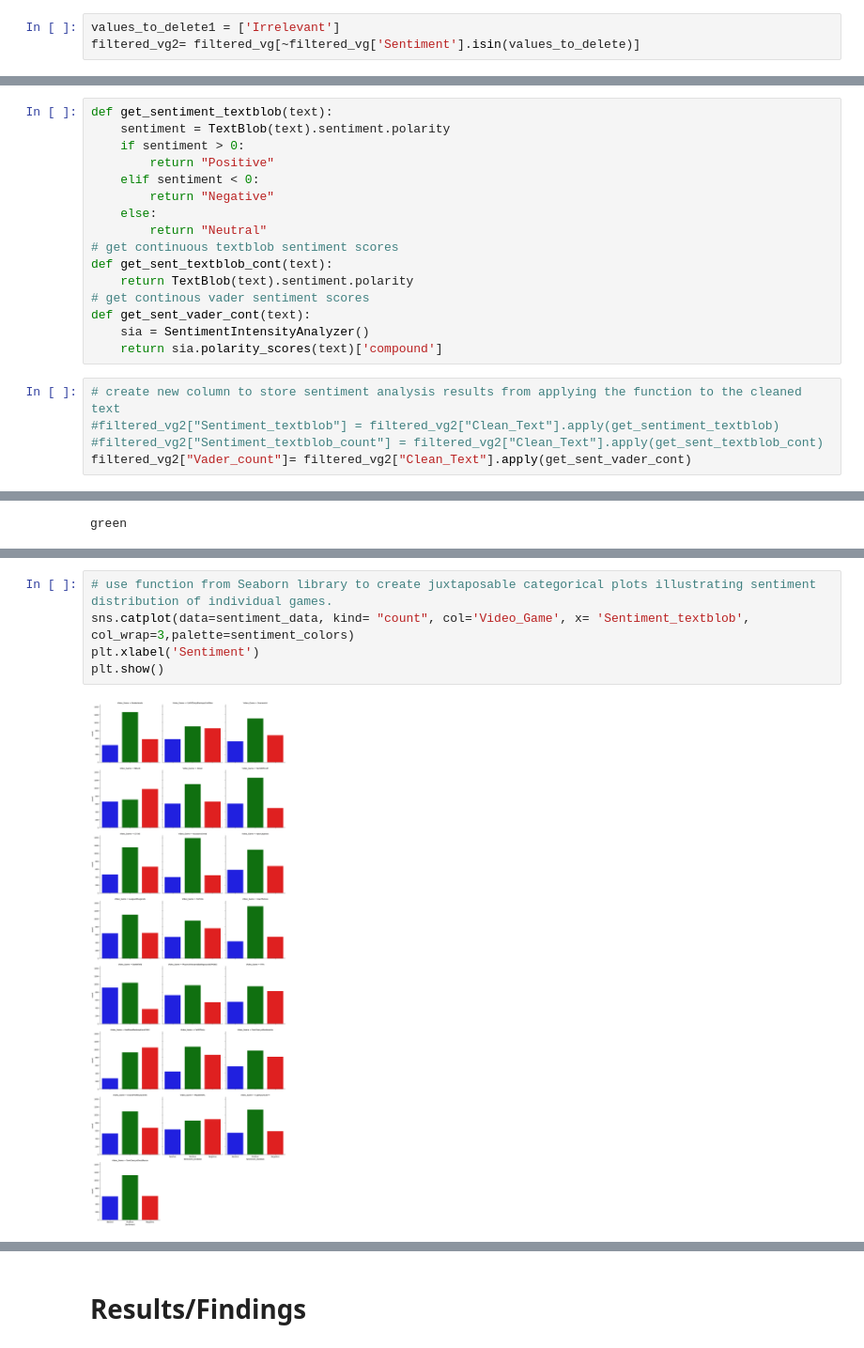
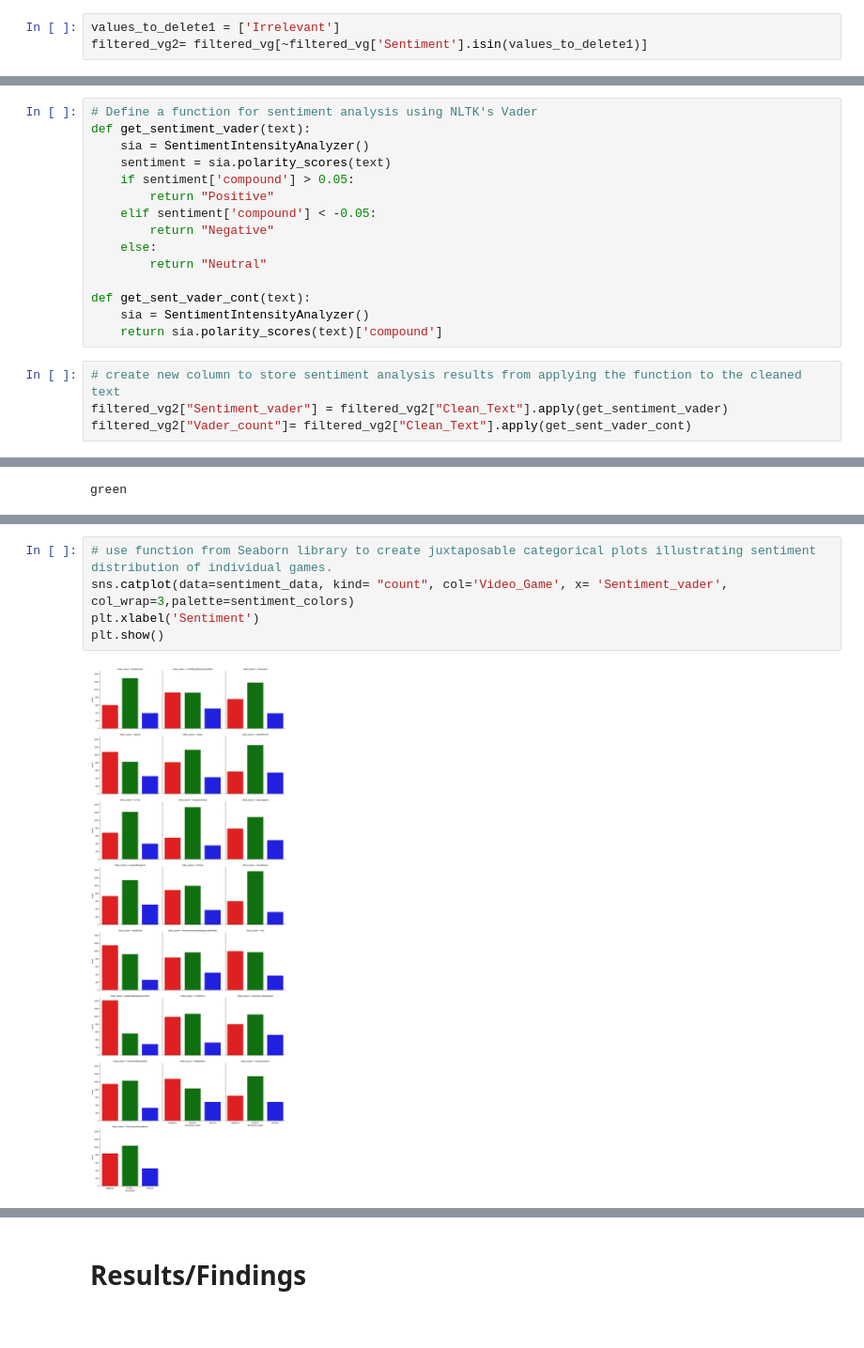
Before and after one commit to ReproTeach/final-project-givkj-squad, a Jupyter notebook: final_project.ipynb, the cells around one changed output, grey strips where cells are left out. Shown at 94% size. Saved outputs shown, nothing was run; the diff lists cells and outputs as text.

```diff
--- a/final_project.ipynb
+++ b/final_project.ipynb
@@ -125,7 +125,7 @@ values_to_delete = ['Nvidia', 'johnson&johnson','Facebook', 'HomeDepot', 'Verizo
 filtered_vg = vg[~vg['Video_Game'].isin(values_to_delete)]
 # %%
 values_to_delete1 = ['Irrelevant']
-filtered_vg2= filtered_vg[~filtered_vg['Sentiment'].isin(values_to_delete)]
+filtered_vg2= filtered_vg[~filtered_vg['Sentiment'].isin(values_to_delete1)]
 # %%
 # text cleaning - remove mentions, signs, spaces, and unknown values
 def clean_text(text):
@@ -150,23 +156,21 @@ filtered_vg2['Clean_Text'] = filtered_vg2['Tweet'].apply(clean_text)
 # %% [markdown]
 # Analysis
 # %%
-def get_sentiment_textblob(text):
-    sentiment = TextBlob(text).sentiment.polarity
-    if sentiment > 0:
+# Define a function for sentiment analysis using NLTK's Vader
+def get_sentiment_vader(text):
+    sia = SentimentIntensityAnalyzer()
+    sentiment = sia.polarity_scores(text)
+    if sentiment['compound'] > 0.05:
         return "Positive"
-    elif sentiment < 0:
+    elif sentiment['compound'] < -0.05:
         return "Negative"
     else:
         return "Neutral"
-# get continuous textblob sentiment scores
-def get_sent_textblob_cont(text):
-    return TextBlob(text).sentiment.polarity
-# get continous vader sentiment scores
+
 def get_sent_vader_cont(text):
     sia = SentimentIntensityAnalyzer()
     return sia.polarity_scores(text)['compound']
 # %%
 # create new column to store sentiment analysis results from applying the function to the cleaned text
-#filtered_vg2["Sentiment_textblob"] = filtered_vg2["Clean_Text"].apply(get_sentiment_textblob)
-#filtered_vg2["Sentiment_textblob_count"] = filtered_vg2["Clean_Text"].apply(get_sent_textblob_cont)
+filtered_vg2["Sentiment_vader"] = filtered_vg2["Clean_Text"].apply(get_sentiment_vader)
 filtered_vg2["Vader_count"]= filtered_vg2["Clean_Text"].apply(get_sent_vader_cont)
@@ -247,7 +237,7 @@ plt.show()
 # %%
 # use function from Seaborn library to create juxtaposable categorical plots illustrating sentiment distribution of individual games.
-sns.catplot(data=sentiment_data, kind= "count", col='Video_Game', x= 'Sentiment_textblob', col_wrap=3,palette=sentiment_colors)
+sns.catplot(data=sentiment_data, kind= "count", col='Video_Game', x= 'Sentiment_vader', col_wrap=3,palette=sentiment_colors)
 plt.xlabel('Sentiment')
 plt.show()
 # %% [output]
-[figure, old version]
+[figure, new version]
```
Also changed, not shown: parts of 31 cells of this notebook.
